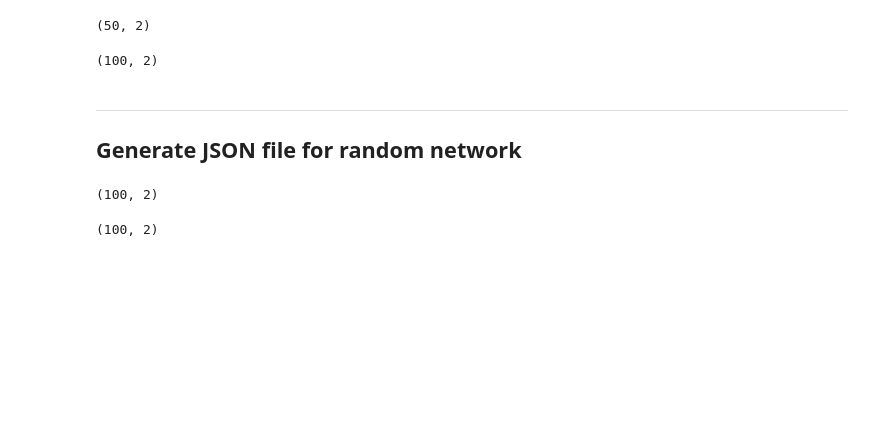
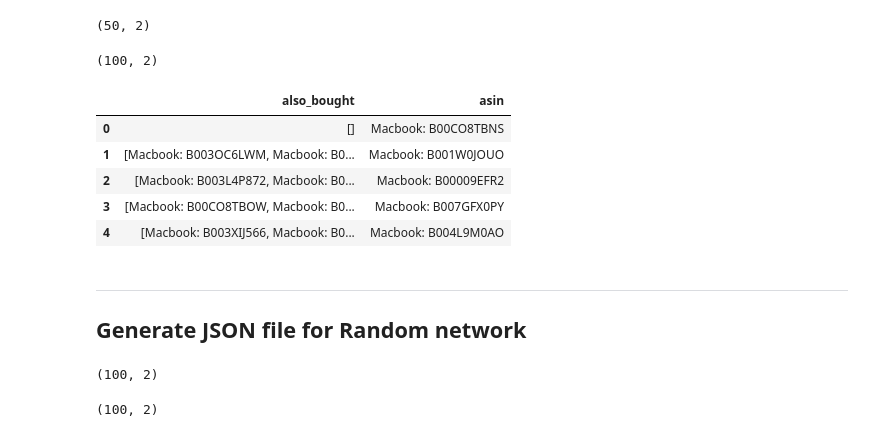
Before and after one commit to xiangzhemeng/Amazon-Electronic-Product-Network-Analysis, a Jupyter notebook: project network notebook.ipynb, the cells around one changed output. Drawn from its saved outputs; the diff is of its cells as text; code cells hidden in the pictures; blank space fills up the shorter version.

```diff
--- a/project network notebook.ipynb
+++ b/project network notebook.ipynb
@@ -145,8 +183,17 @@ df_all.shape
 # %%
 import json
 df_all.to_json('amazon.json',orient='records')
+# %%
+df_all.head()
+# %% [output]
+|  | also_bought | asin |
+| 0 | [] | Macbook: B00CO8TBNS |
+| 1 | [Macbook: B003OC6LWM, Macbook: B0... | Macbook: B001W0JOUO |
+| 2 | [Macbook: B003L4P872, Macbook: B0... | Macbook: B00009EFR2 |
+| 3 | [Macbook: B00CO8TBOW, Macbook: B0... | Macbook: B007GFX0PY |
+| 4 | [Macbook: B003XIJ566, Macbook: B0... | Macbook: B004L9M0AO |
 # %% [markdown]
 ---
-## Generate JSON file for random network
+## Generate JSON file for Random network
 # %%
 df_mac['# also_bought'] = df_mac.also_bought.apply(len)
```
Also changed, not shown: parts of 25 cells of this notebook, 10 other files.
